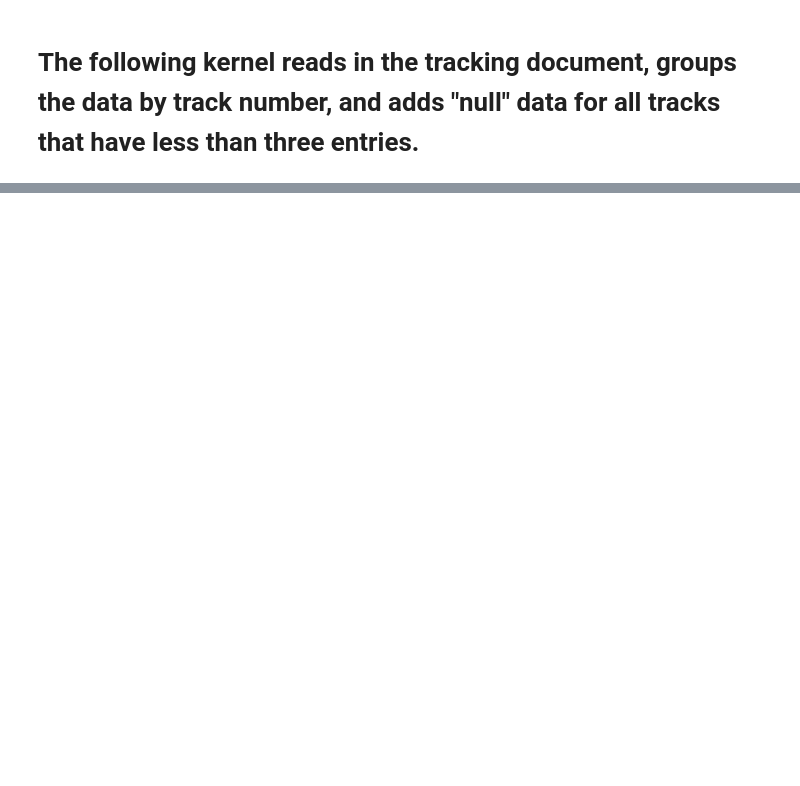
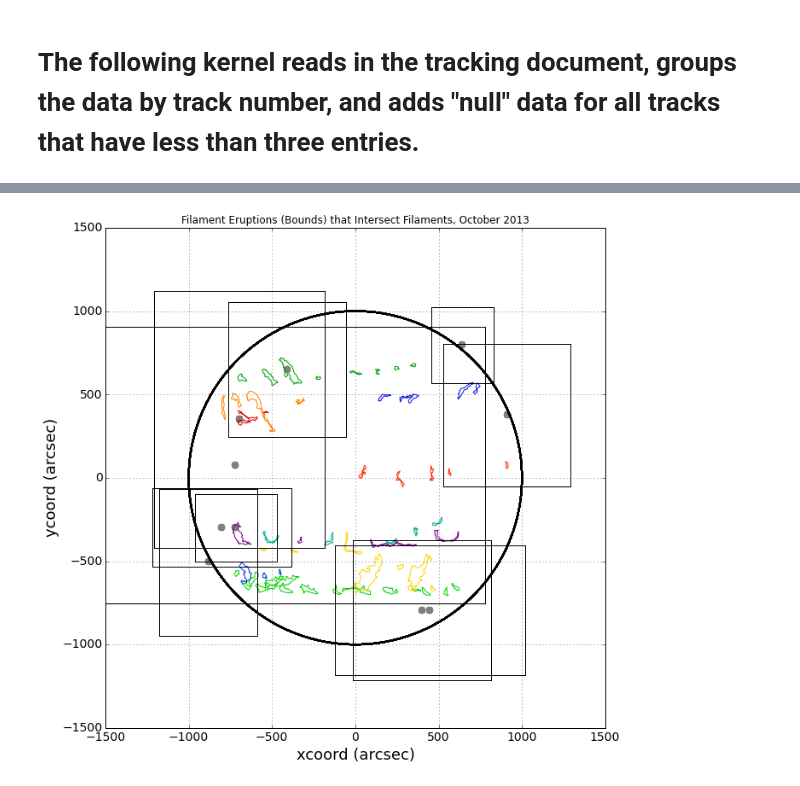
Before and after one commit to Nschanche/Filament_tracking, a Jupyter notebook: Untitled0.ipynb, the cells around one changed output, grey strips where cells are left out. Drawn from its saved outputs; the diff is of its cells as text; code cells hidden in the pictures; blank space fills up the shorter version.

```diff
--- a/Untitled0.ipynb
+++ b/Untitled0.ipynb
@@ -179,0 +280,25 @@ good_tracks = fi_tracked.groupby('Track No.').filter(lambda x: len(x['Track No.'
+# %%
+dist=[]  ###will be a list of distances between the eruptions and center of the filaments
+final_erup=[]   #eruption's number
+
+for item in multi:
+     dist.append(item[1].distance(item[2]))
+multi2=zip(intersected, event, dist, erupno)  #this is a new tuple for (track no, eruption coord, distance to filament, eruption number)
+
+#next line makes a list of finding the minimum values based on distance, grouped by eruption number (1 distance per eruption)
+min_erup = list(min(v, key=operator.itemgetter(2)) for k, v in itertools.groupby(multi2, operator.itemgetter(3)))
+#next line makes a list of finding the minimum values based on distance, grouped by track number (1 distance per track)
+min_track= list(min(v, key=operator.itemgetter(2)) for k,v in itertools.groupby(min_erup, operator.itemgetter(0)))
+
+
+close=[]   #those tracks closest to the eruptions
+corresponding=[] ### just to know which tracks correspond to which eruption
+for item in min_track:
+    print item[0], item[1], item[2], item[3]
+    close.append(item[0])   #for the tracks
+    final_erup.append(item[3])   #for the eruptions
+    corresponding.append((item[0], item[3]))   # to see which tracks correspond to which eruptions
+
+
+erupbox_with_track=[indices[i] for i in final_erup]
+filtered3=[eruptions[i] for i in erupbox_with_track]
@@ -179,0 +316,11 @@ good_tracks = fi_tracked.groupby('Track No.').filter(lambda x: len(x['Track No.'
+# %%
+okay_polygons=[] #Trying to find polygon data for the filaments that intersect with eruption box
+for i in range(len(good_tracks)): #iterating through the whole list of tracks
+    #if good_tracks['Track No.'][i] in intersected and good_tracks['Track No.'][i] in okay_filaments:   #if the track number is in the list created previously
+    if good_tracks['Track No.'][i] in close:
+            okay_polygons.append((good_tracks['Track No.'][i],good_tracks['HPC_BB_Poly'][i])) #append the polygon data to good polygons
+# %%
+for poly in okay_polygons: #plotting those filaments that intersect the bounding box of eruptions
+    PracticePlot(filtered3, poly[0], poly[1]) #filament eruption box coordinates, track number, track polygon coordinates
+# %% [output]
+[figure, added]
```
Also changed, not shown: parts of 41 cells of this notebook.
